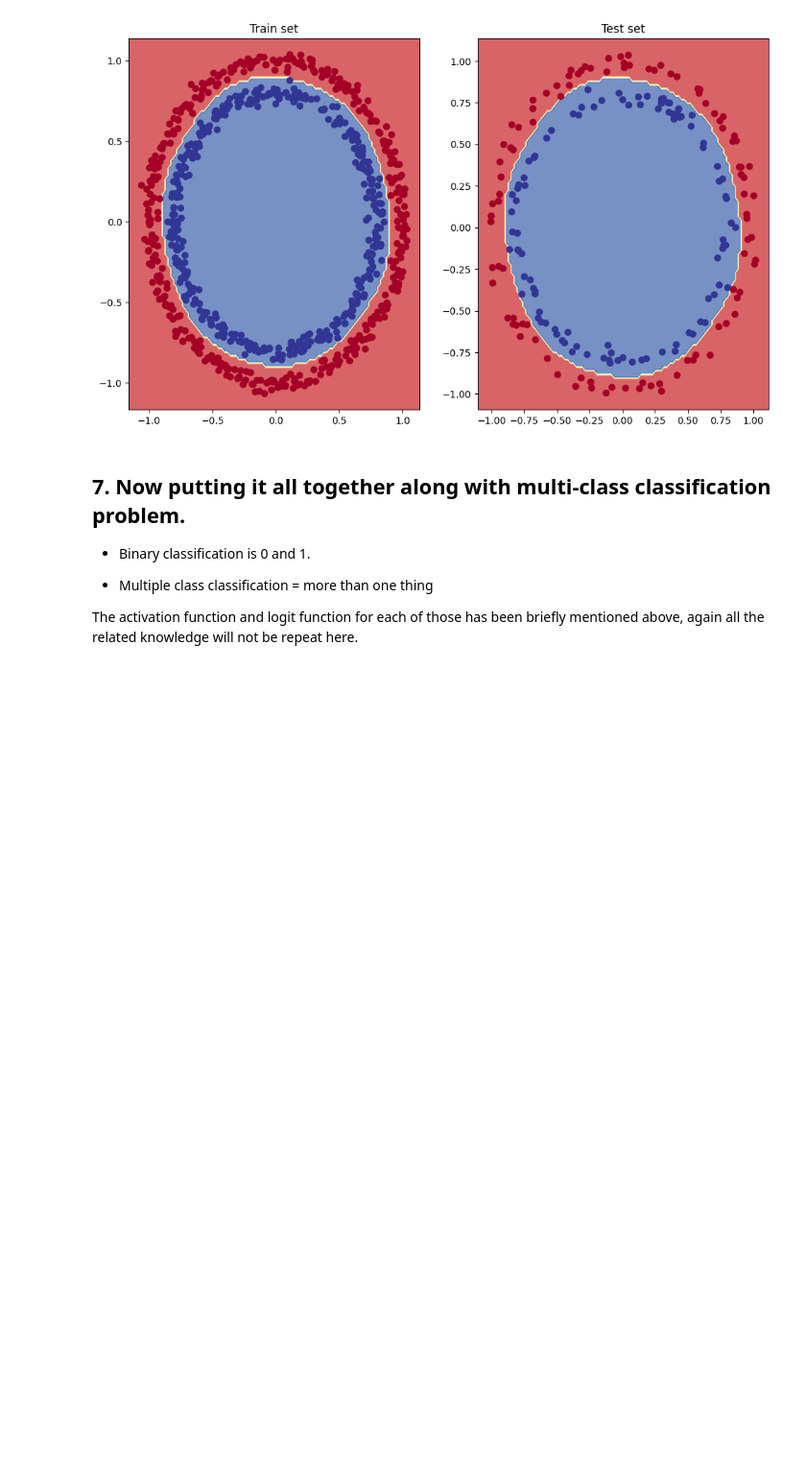
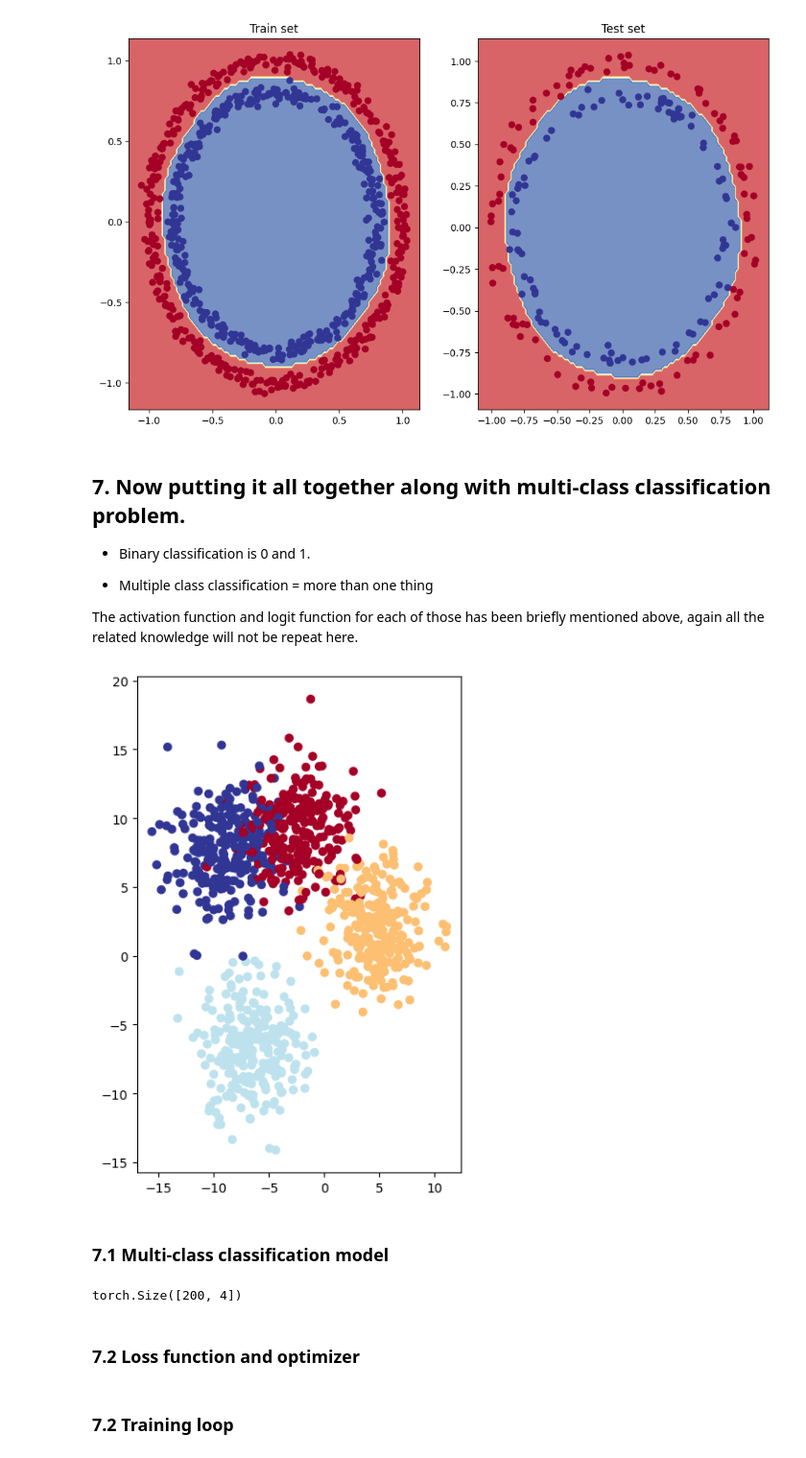
Before and after one commit to potato-stack/Pytorch_learning, a Jupyter notebook: 02_pytorch_nnClassification.ipynb, the cells around one changed output. Shown at 96% size. Saved outputs shown, nothing was run; the diff lists cells and outputs as text; code cells hidden in the pictures; blank space fills up the shorter version.

Commit message:
Finished multi-class classification

```diff
--- a/02_pytorch_nnClassification.ipynb
+++ b/02_pytorch_nnClassification.ipynb
@@ -661,3 +661,41 @@ plot_decision_boundary(model=model_v3,
 * Multiple class classification = more than one thing
 
 The activation function and logit function for each of those has been briefly mentioned above, again all the related knowledge will not be repeat here.
+# %%
+import torch
+import matplotlib.pyplot as plt
+from sklearn.datasets import make_blobs
+from sklearn.model_selection import train_test_split
+
+# Follow freeCodeCamp.org, I created some sample data from make_blobs
+NUM_CLASSES = 4
+NUM_FEATURES = 2
+RANDOM_SEED = 42
+
+# Create multi-class dataset
+X_blob, y_blob = make_blobs(n_samples=1000,
+							n_features=NUM_FEATURES,
+							centers=NUM_CLASSES,
+							cluster_std=2.5,
+							random_state=42)
+
+# From numpy -> tensor
+X_blob = torch.from_numpy(X_blob).type(torch.float)
+y_blob = torch.from_numpy(y_blob).type(torch.long)
+
+X_blob_train, X_blob_test, y_blob_train, y_blob_test = train_test_split(X_blob,
+																		y_blob,
+																		test_size=0.3,
+																		random_state=42)
+X_blob_train = X_blob_train.to(device)
+X_blob_test = X_blob_test.to(device)
+y_blob_train = y_blob_train.to(device)
+y_blob_test = y_blob_test.to(device)
+# %%
+plt.figure(figsize=(10,7))
+plt.subplot(1,2,1)
+plt.scatter(X_blob[:,0], X_blob[:,1], c = y_blob, cmap= plt.cm.RdYlBu);
+# %% [output]
+[figure, added]
+# %% [markdown]
+### 7.1 Multi-class classification model
@@ -663,0 +704,23 @@ The activation function and logit function for each of those has been briefly me
+# %%
+class blobClassification(nn.Module):
+	def __init__(self, input_features, output_features, hidden_unit = 10):
+		super().__init__()
+		self.layers = nn.Sequential(nn.Linear(in_features=input_features, out_features=hidden_unit),
+							  	    nn.ReLU(),
+									nn.Linear(in_features=hidden_unit, out_features=hidden_unit),
+									nn.ReLU(),
+									nn.Linear(in_features=hidden_unit, out_features=output_features))
+
+	def forward(self, input: torch.tensor):
+		return self.layers(input)
+
+model = blobClassification(NUM_FEATURES, NUM_CLASSES).to(device)
+
+model.eval()
+with torch.inference_mode():
+	preds = model(X_test)
+	print(preds.shape)
+# %% [output]
+torch.Size([200, 4])
+# %% [markdown]
+### 7.2 Loss function and optimizer
@@ -663,0 +733,2 @@ The activation function and logit function for each of those has been briefly me
+# %% [markdown]
+### 7.2 Training loop
```
Also changed, not shown: parts of 5 cells of this notebook.
